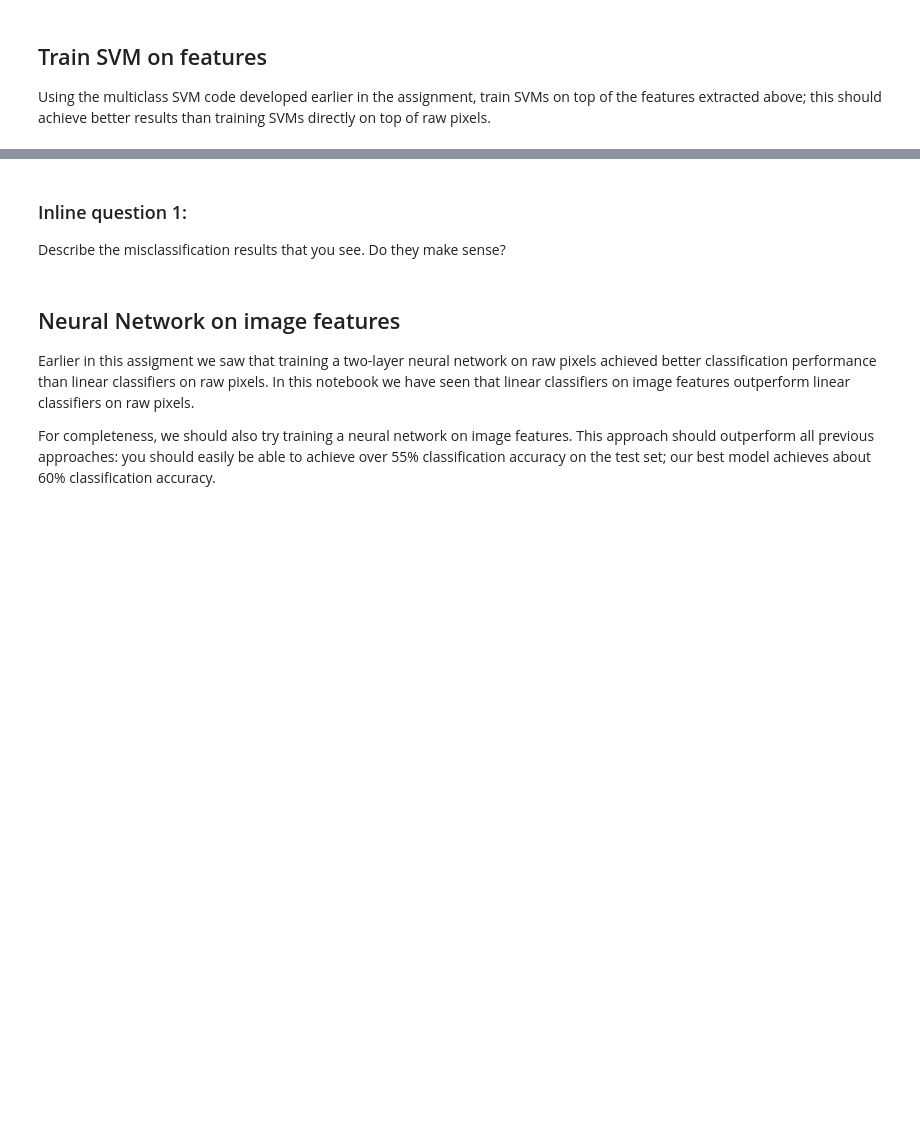
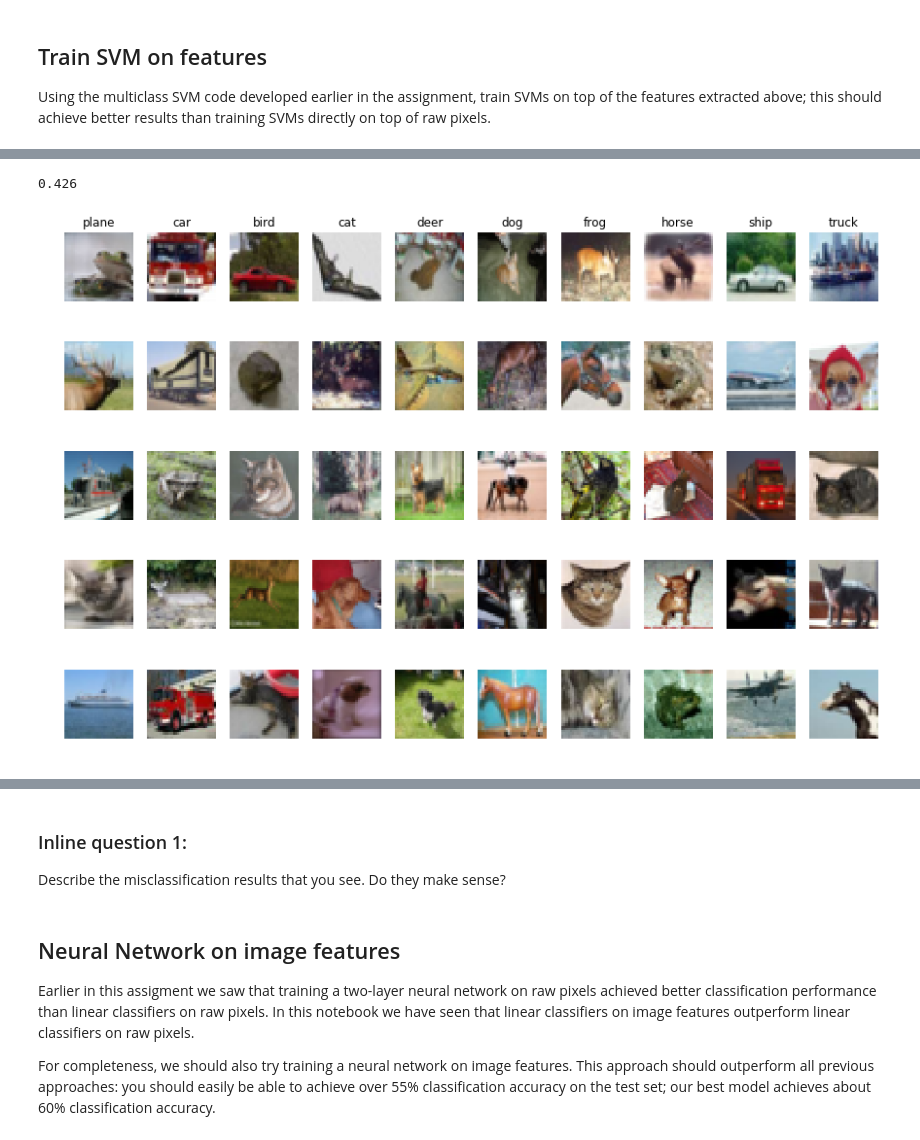
Before and after one commit to mrzhang11/CS231n, a Jupyter notebook: assignment1/features.ipynb, the cells around one changed output, grey strips where cells are left out. Drawn from its saved outputs; the diff is of its cells as text; code cells hidden in the pictures; blank space fills up the shorter version.

```diff
--- a/assignment1/features.ipynb
+++ b/assignment1/features.ipynb
@@ -123,6 +141,18 @@ best_svm = None
 # with different numbers of bins in the color histogram. If you are careful    #
 # you should be able to get accuracy of near 0.44 on the validation set.       #
 ################################################################################
+for lr in learning_rates:
+    for reg in regularization_strengths:
+        svm = LinearSVM()
+        svm.train(X_train_feats, y_train, learning_rate=lr, reg=reg, num_iters=2000)
+        y_train_pred = svm.predict(X_train_feats)
+        train_accuracy = np.mean(y_train == y_train_pred)
+        y_val_pred = svm.predict(X_val_feats)
+        val_accuracy = np.mean(y_val == y_val_pred)
+        results[(lr, reg)] = [train_accuracy, val_accuracy]
+        if val_accuracy>best_val:
+            best_val = val_accuracy
+            best_svm = svm
 ################################################################################
 #                              END OF YOUR CODE                                #
 ################################################################################
@@ -139,22 +180,27 @@ print('best validation accuracy achieved during cross-validation: %f' % best_val
 y_test_pred = best_svm.predict(X_test_feats)
 test_accuracy = np.mean(y_test == y_test_pred)
 print(test_accuracy)
+# %% [output]
+0.426
 # %%
 # An important way to gain intuition about how an algorithm works is to
 # visualize the mistakes that it makes. In this visualization, we show examples
 # of images that are misclassified by our current system. The first column
 # shows images that our system labeled as "plane" but whose true label is
 # something other than "plane".
+plt.rcParams['figure.figsize'] = (15.0, 10.0)
 
-examples_per_class = 8
+examples_per_class = 5
 classes = ['plane', 'car', 'bird', 'cat', 'deer', 'dog', 'frog', 'horse', 'ship', 'truck']
 for cls, cls_name in enumerate(classes):
     idxs = np.where((y_test != cls) & (y_test_pred == cls))[0]
     idxs = np.random.choice(idxs, examples_per_class, replace=False)
     for i, idx in enumerate(idxs):
         plt.subplot(examples_per_class, len(classes), i * len(classes) + cls + 1)
         plt.imshow(X_test[idx].astype('uint8'))
         plt.axis('off')
         if i == 0:
             plt.title(cls_name)
 plt.show()
+# %% [output]
+[figure, added]
```
Also changed, not shown: parts of 9 cells of this notebook.
